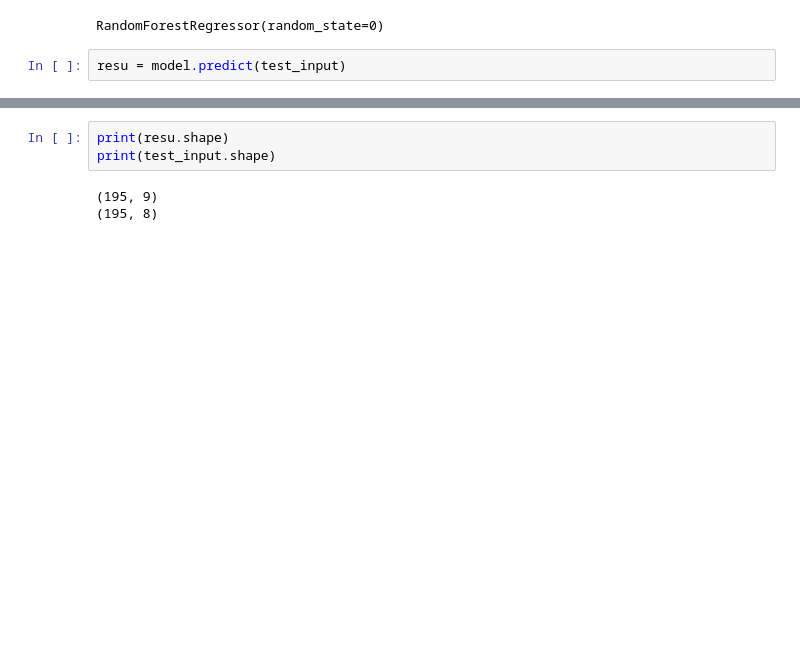
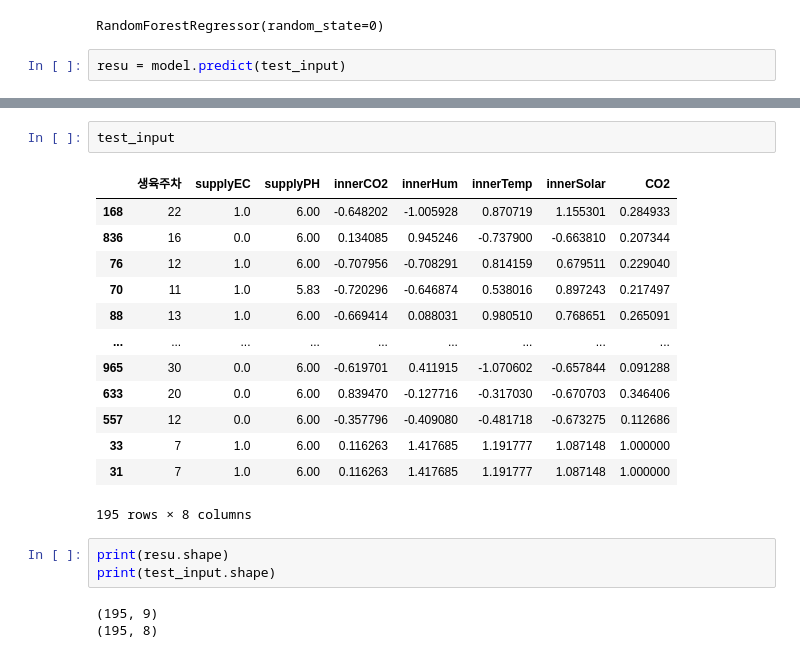
Before and after one commit to CodeArt-Team/MLcompetetion, a Jupyter notebook: BerryMachineLearning/input정제_Kang.ipynb, the cells around one changed output, grey strips where cells are left out. Cells and saved outputs as stored; diff of their text form; blank space fills up the shorter version.

```diff
--- a/BerryMachineLearning/input정제_Kang.ipynb
+++ b/BerryMachineLearning/input정제_Kang.ipynb
@@ -1139,3 +1168,19 @@ resu = model.predict(test_input)
+# %%
+test_input
+# %% [output]
+|  | 생육주차 | supplyEC | supplyPH | innerCO2 | innerHum | innerTemp | innerSolar | CO2 |
+| 168 | 22 | 1.0 | 6.00 | -0.648202 | -1.005928 | 0.870719 | 1.155301 | 0.284933 |
+| 836 | 16 | 0.0 | 6.00 | 0.134085 | 0.945246 | -0.737900 | -0.663810 | 0.207344 |
+| 76 | 12 | 1.0 | 6.00 | -0.707956 | -0.708291 | 0.814159 | 0.679511 | 0.229040 |
+| 70 | 11 | 1.0 | 5.83 | -0.720296 | -0.646874 | 0.538016 | 0.897243 | 0.217497 |
+| 88 | 13 | 1.0 | 6.00 | -0.669414 | 0.088031 | 0.980510 | 0.768651 | 0.265091 |
+| ... | ... | ... | ... | ... | ... | ... | ... | ... |
+| 965 | 30 | 0.0 | 6.00 | -0.619701 | 0.411915 | -1.070602 | -0.657844 | 0.091288 |
+| 633 | 20 | 0.0 | 6.00 | 0.839470 | -0.127716 | -0.317030 | -0.670703 | 0.346406 |
+| 557 | 12 | 0.0 | 6.00 | -0.357796 | -0.409080 | -0.481718 | -0.673275 | 0.112686 |
+| 33 | 7 | 1.0 | 6.00 | 0.116263 | 1.417685 | 1.191777 | 1.087148 | 1.000000 |
+| 31 | 7 | 1.0 | 6.00 | 0.116263 | 1.417685 | 1.191777 | 1.087148 | 1.000000 |
+195 rows × 8 columns
 # %%
 print(resu.shape)
 print(test_input.shape)
```
Also changed, not shown: parts of 10 cells of this notebook.
